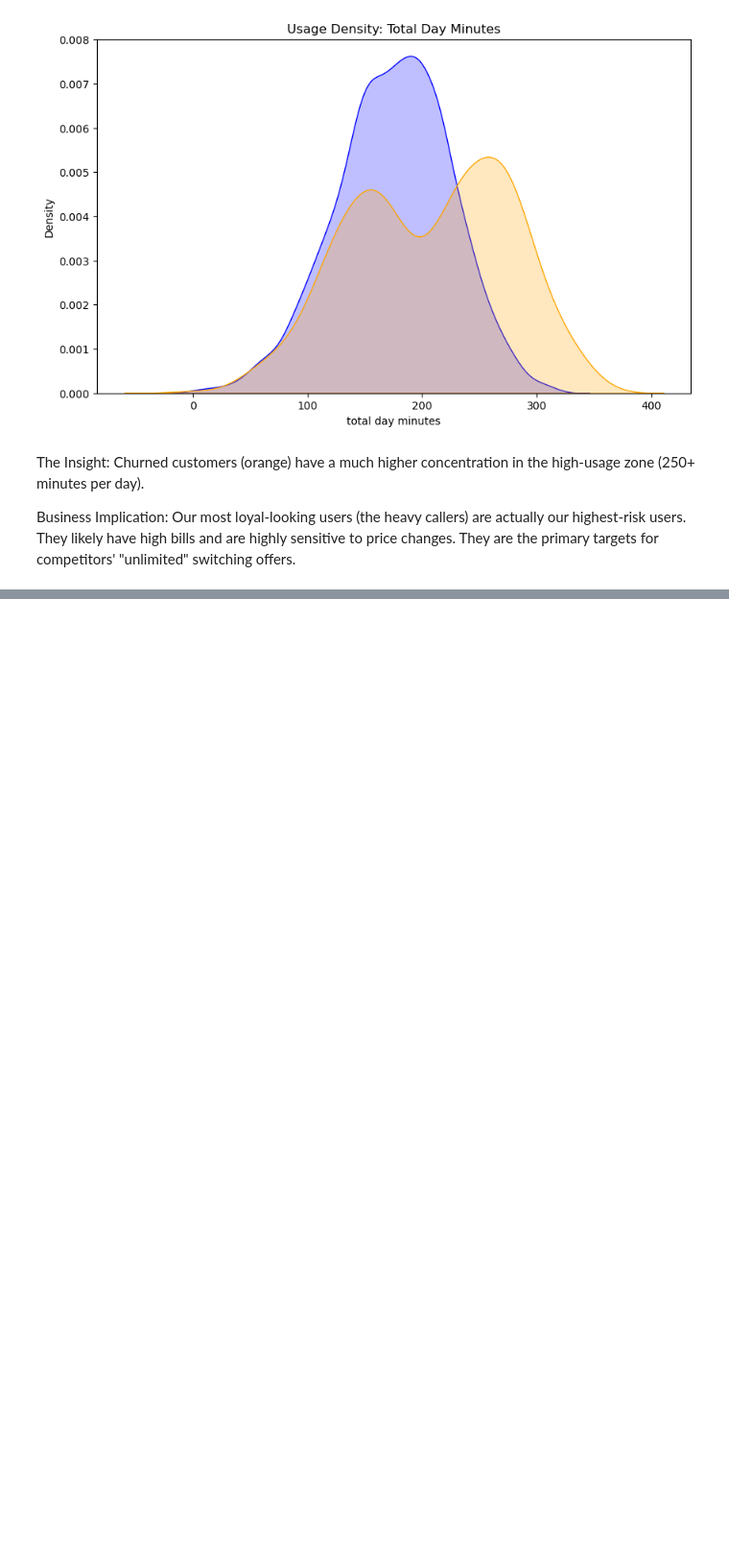
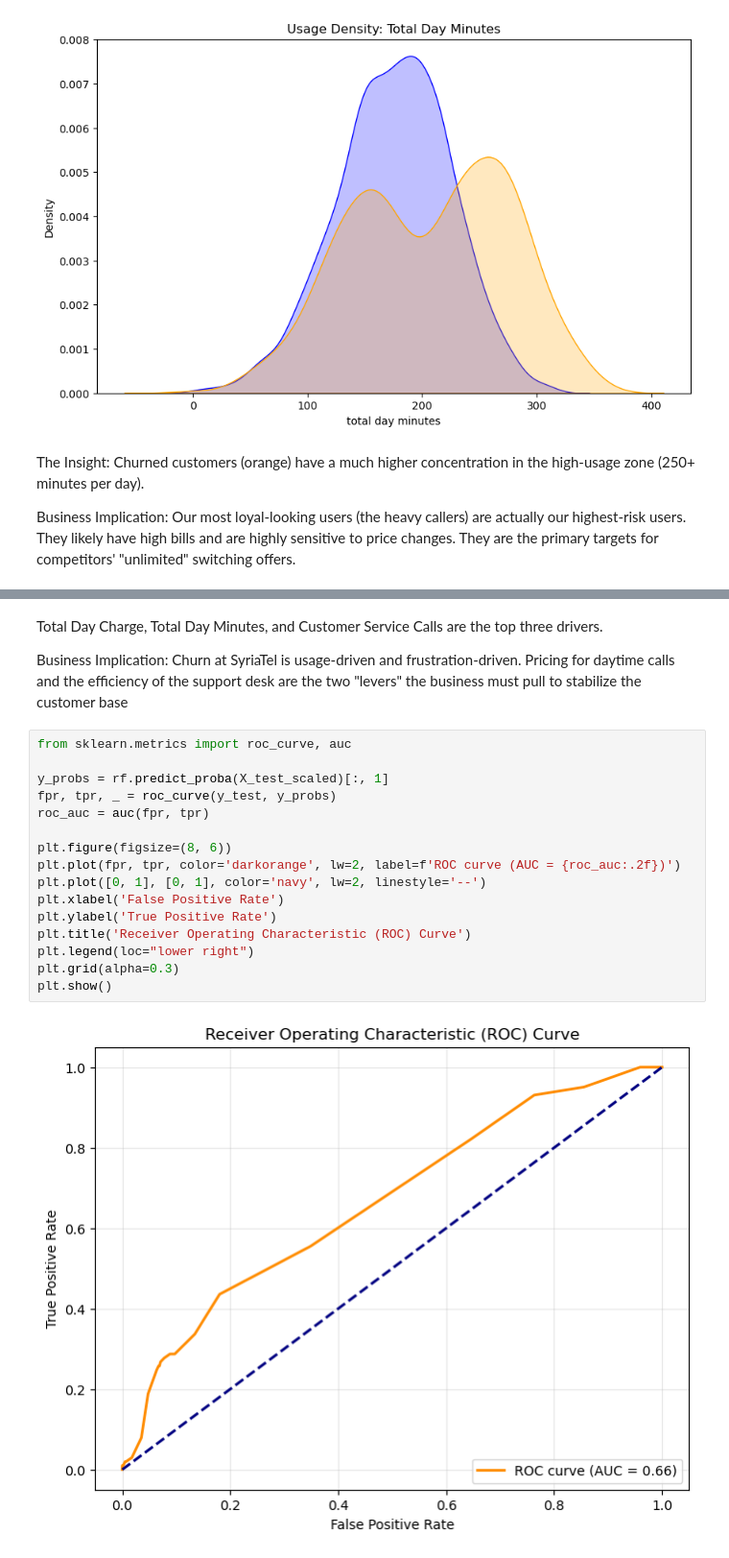
Before and after one commit to CharityNduati/Syriatel-Customer-Churn, a Jupyter notebook: Syriatel_Customer_Churn.ipynb, the cells around one changed output, grey strips where cells are left out. Shown at 96% size. Saved outputs shown, nothing was run; the diff lists cells and outputs as text; blank space fills up the shorter version.

```diff
--- a/Syriatel_Customer_Churn.ipynb
+++ b/Syriatel_Customer_Churn.ipynb
@@ -136,0 +297,22 @@ Business Implication: Our most loyal-looking users (the heavy callers) are actua
+# %% [markdown]
+Total Day Charge, Total Day Minutes, and Customer Service Calls are the top three drivers.
+
+Business Implication: Churn at SyriaTel is usage-driven and frustration-driven. Pricing for daytime calls and the efficiency of the support desk are the two "levers" the business must pull to stabilize the customer base
+# %%
+from sklearn.metrics import roc_curve, auc
+
+y_probs = rf.predict_proba(X_test_scaled)[:, 1]
+fpr, tpr, _ = roc_curve(y_test, y_probs)
+roc_auc = auc(fpr, tpr)
+
+plt.figure(figsize=(8, 6))
+plt.plot(fpr, tpr, color='darkorange', lw=2, label=f'ROC curve (AUC = {roc_auc:.2f})')
+plt.plot([0, 1], [0, 1], color='navy', lw=2, linestyle='--')
+plt.xlabel('False Positive Rate')
+plt.ylabel('True Positive Rate')
+plt.title('Receiver Operating Characteristic (ROC) Curve')
+plt.legend(loc="lower right")
+plt.grid(alpha=0.3)
+plt.show()
+# %% [output]
+[figure, added]
```
Also changed, not shown: parts of 40 cells of this notebook.
